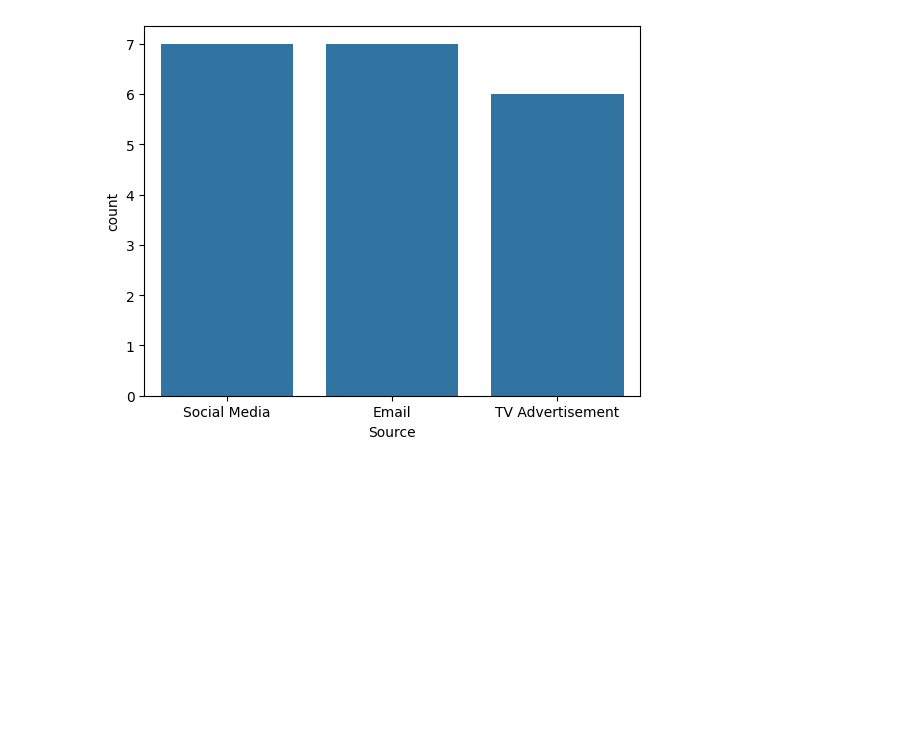
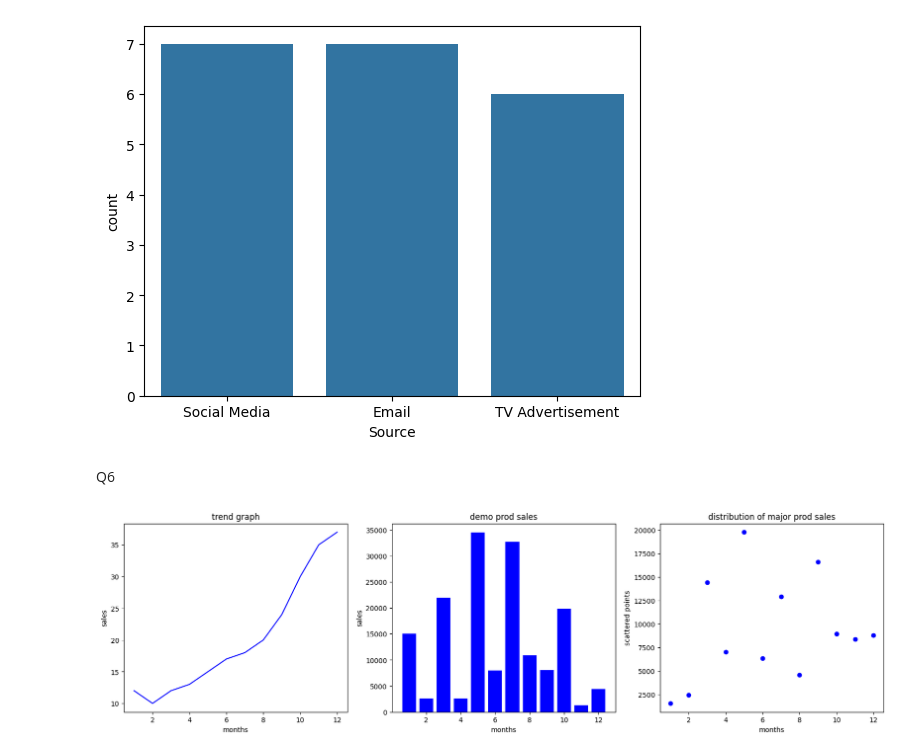
Before and after one commit to msarkar92/pandas-basics, a Jupyter notebook: Day_7_Copy_of_pandas_+_visualization.ipynb, the cells around one changed output. Drawn from its saved outputs; the diff is of its cells as text; code cells hidden in the pictures; blank space fills up the shorter version.

```diff
--- a/Day_7_Copy_of_pandas_+_visualization.ipynb
+++ b/Day_7_Copy_of_pandas_+_visualization.ipynb
@@ -895,3 +895,47 @@ plt.ylabel("count")
 plt.show()
 # %% [output]
 [figure]
+# %% [markdown]
+Q6
+# %%
+import matplotlib.pyplot as plt
+import seaborn as sns
+import numpy as np
+import pandas as pd
+
+x = [1, 2, 3, 4, 5, 6, 7, 8, 9, 10, 11, 12]
+y = [12, 10, 12, 13, 15, 17, 18, 20, 24, 30, 35, 37]
+y1 = [14992, 2590, 22010, 2591, 34517, 8019, 32750, 10893, 8039, 19868, 1247, 4404]
+y2 = [1545, 2445, 14414, 7013, 19784, 6325, 12936, 4601, 16627, 8939, 8388, 8775]
+
+df = pd.DataFrame({'month_number': x, 'mean_sales': y, 'demo_prod': y1, 'major_prod':y2})
+
+# Set the fig size and fig value
+fig = plt.figure(figsize=(20,5))
+
+# Plot first subplot
+plt.subplot(1,3,1)
+plt.plot(x,y, color='blue')
+plt.xlabel('months')
+plt.ylabel('sales')
+plt.title('trend graph')
+
+
+# Plot second subplot
+plt.subplot(1,3,2)
+plt.bar(x,y1, color='blue')
+plt.xlabel('months')
+plt.ylabel('sales')
+plt.title('demo prod sales')
+
+
+# Plot third subplot
+plt.subplot(1,3,3)
+plt.scatter(x,y2, color='blue')
+plt.xlabel('months')
+plt.ylabel('scattered points')
+plt.title('distribution of major prod sales')
+
+plt.show()
+# %% [output]
+[figure, added]
```
